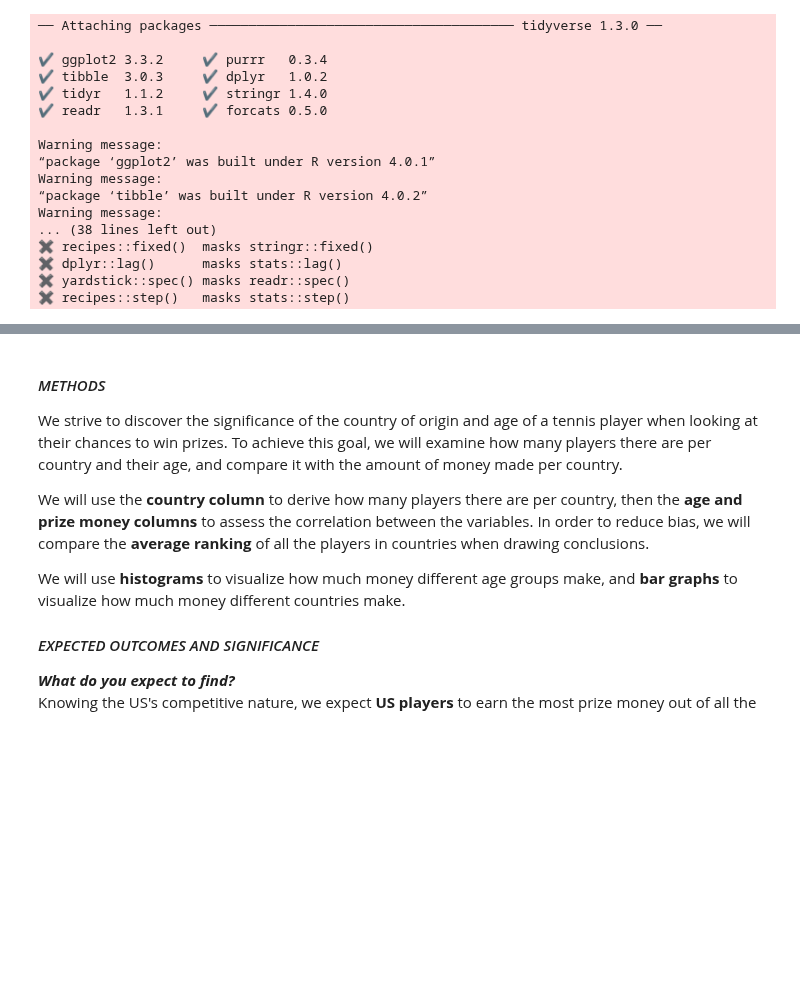
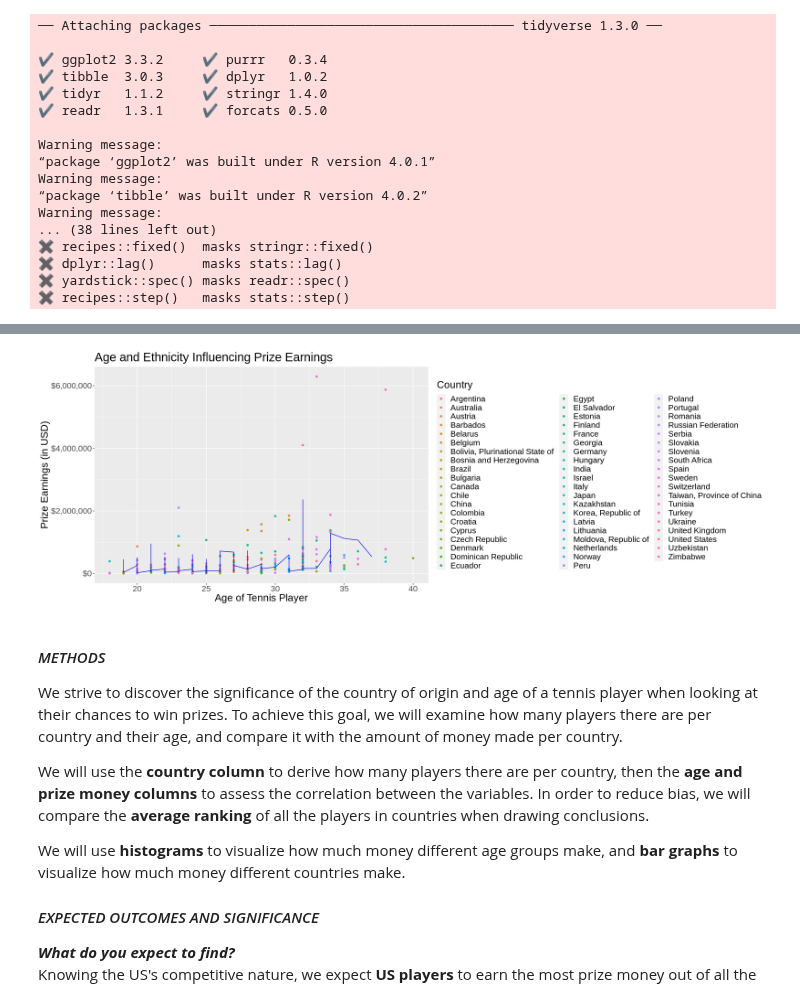
Before and after one commit to cpureza/dsci_group_project, a Jupyter notebook: dsci_project_folder/Fridays_Work.ipynb, the cells around one changed output, grey strips where cells are left out. Cells and saved outputs as stored; diff of their text form; code cells hidden in the pictures; blank space fills up the shorter version.

Commit message:
Added scatterplot of Age vs. Prize.Money
Used training_data from top_10 for points and predicted_final to create line

```diff
--- a/dsci_project_folder/Fridays_Work.ipynb
+++ b/dsci_project_folder/Fridays_Work.ipynb
@@ -194,3 +245,19 @@ RMSPE
+# %%
+# Graph using train_data for scatter points and predicted_result for prediction line
+options(repr.plot.width = 20, repr.plot.height = 7)
+tennis_final_plot <- ggplot(training_data, aes(x = Age, y = Prize.Money, color = Country)) +
+        geom_point(size = 1.5) +
+        geom_line(data = predicted_result,
+                 mapping = aes(x = Age, y = .pred),
+                  color = "blue") +
+        labs(x = "Age of Tennis Player", y = "Prize Earnings (in USD)", color = "Country") +
+        scale_y_continuous(labels = dollar_format()) +
+        ggtitle("Age and Ethnicity Influencing Prize Earnings") +
+        theme(text = element_text(size = 20))
+
+tennis_final_plot
+# %% [output]
+[figure, added]
 # %% [markdown]
 #### *METHODS*
 We strive to discover the significance of the country of origin and age of a tennis player when looking at their chances to win prizes. To achieve this goal, we will examine how many players there are per country and their age, and compare it with the amount of money made per country.
```
Also changed, not shown: parts of 4 cells of this notebook.
